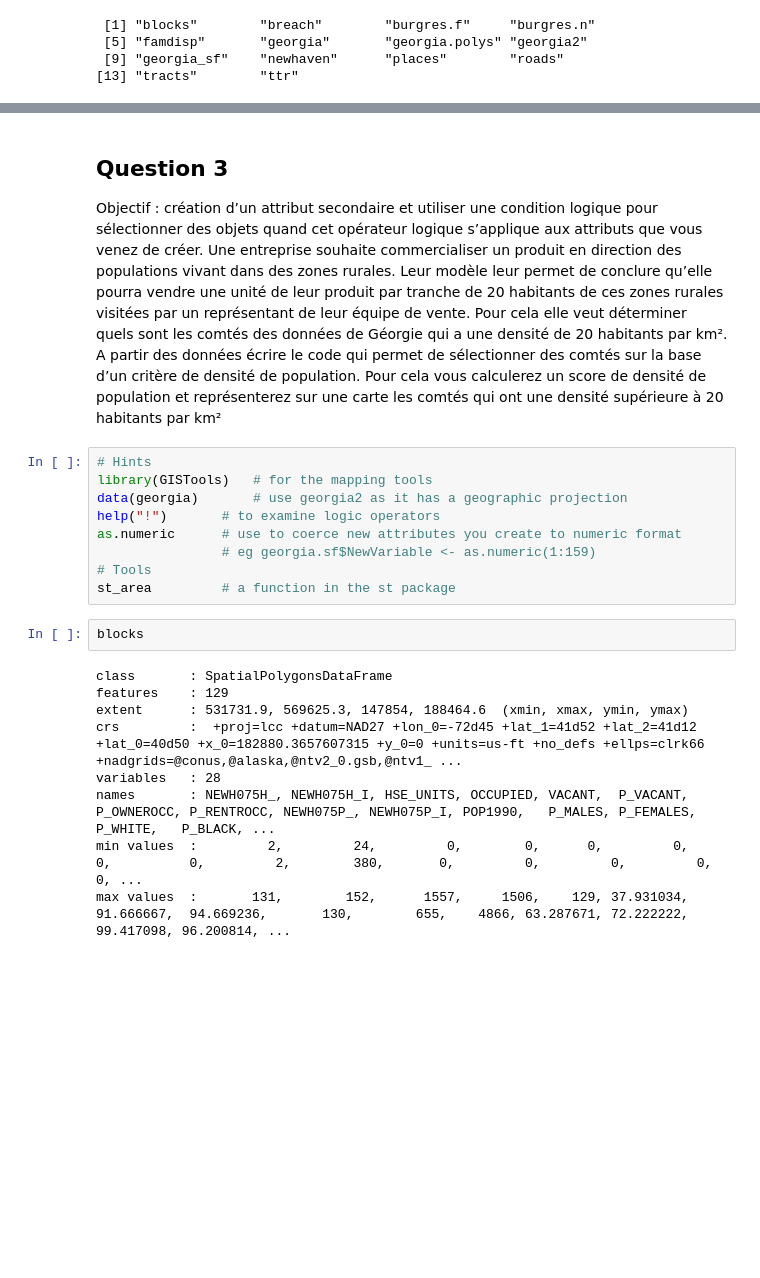
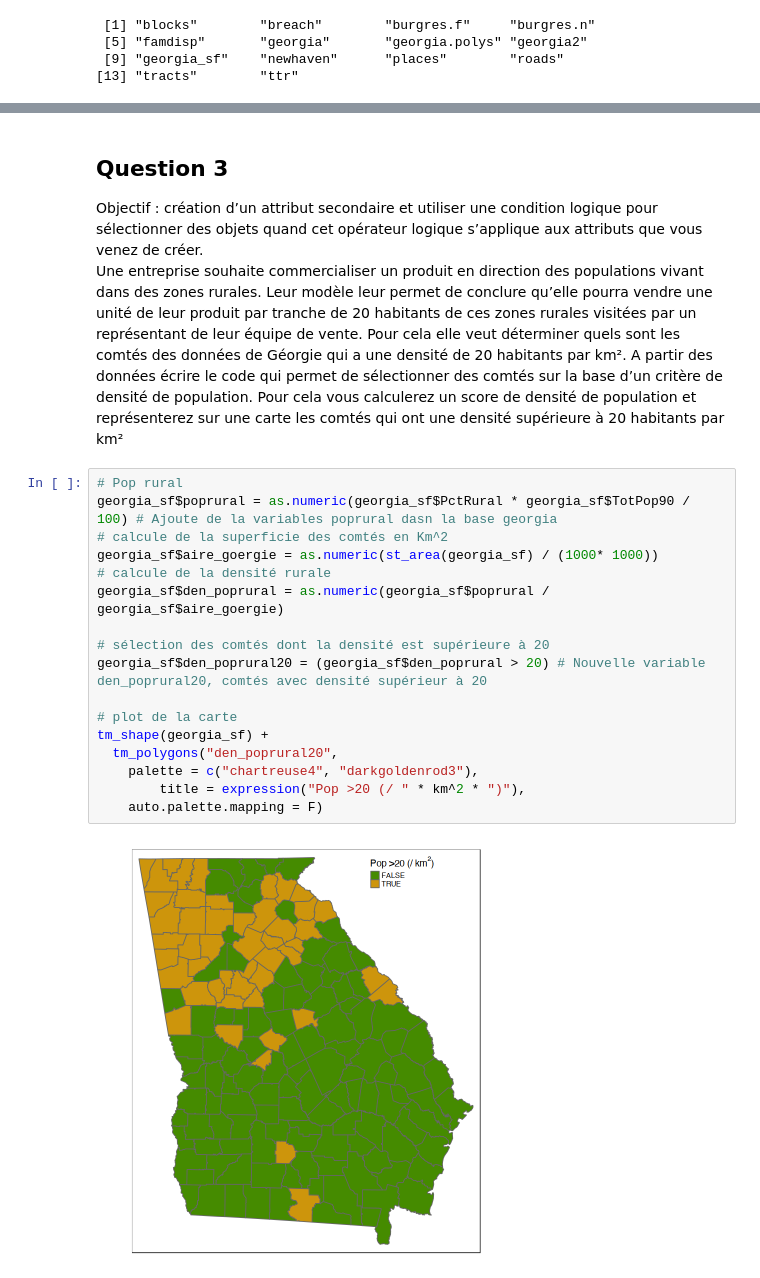
Before and after one commit to abdoulsn/spatial-econometrics, a Jupyter notebook: 00.manipulation_donnees_spatialesR.ipynb, the cells around one changed output, grey strips where cells are left out. Cells and saved outputs as stored; diff of their text form; blank space fills up the shorter version.

```diff
--- a/00.manipulation_donnees_spatialesR.ipynb
+++ b/00.manipulation_donnees_spatialesR.ipynb
@@ -146,23 +144,23 @@ choro.legend(533000,161000,nbr_maison.cat3)
 # %% [markdown]
 ## Question 3
-Objectif : création d’un attribut secondaire et utiliser une condition logique pour sélectionner des objets quand cet opérateur logique s’applique aux attributs que vous venez de créer. Une entreprise souhaite commercialiser un produit en direction des populations vivant dans des zones rurales. Leur modèle leur permet de conclure qu’elle pourra vendre une unité de leur produit par tranche de 20 habitants de ces zones rurales visitées par un représentant de leur équipe de vente. Pour cela elle veut déterminer quels sont les comtés des données de Géorgie qui a une densité de 20 habitants par km². A partir des données écrire le code qui permet de sélectionner des comtés sur la base d’un critère de densité de population. Pour cela vous calculerez un score de densité de population et représenterez sur une carte les comtés qui ont une densité supérieure à 20 habitants par km²
+Objectif : création d’un attribut secondaire et utiliser une condition logique pour sélectionner des objets quand cet opérateur logique s’applique aux attributs que vous venez de créer.
+Une entreprise souhaite commercialiser un produit en direction des populations vivant dans des zones rurales. Leur modèle leur permet de conclure qu’elle pourra vendre une unité de leur produit par tranche de 20 habitants de ces zones rurales visitées par un représentant de leur équipe de vente. Pour cela elle veut déterminer quels sont les comtés des données de Géorgie qui a une densité de 20 habitants par km². A partir des données écrire le code qui permet de sélectionner des comtés sur la base d’un critère de densité de population. Pour cela vous calculerez un score de densité de population et représenterez sur une carte les comtés qui ont une densité supérieure à 20 habitants par km²
-# %%
-# Hints
-library(GISTools)   # for the mapping tools
-data(georgia)       # use georgia2 as it has a geographic projection
-help("!")       # to examine logic operators
-as.numeric      # use to coerce new attributes you create to numeric format
-                # eg georgia.sf$NewVariable <- as.numeric(1:159)
-# Tools
-st_area         # a function in the st package
-# %%
-blocks
-# %% [output]
-class       : SpatialPolygonsDataFrame
-features    : 129
-extent      : 531731.9, 569625.3, 147854, 188464.6  (xmin, xmax, ymin, ymax)
-crs         :  +proj=lcc +datum=NAD27 +lon_0=-72d45 +lat_1=41d52 +lat_2=41d12 +lat_0=40d50 +x_0=182880.3657607315 +y_0=0 +units=us-ft +no_defs +ellps=clrk66 +nadgrids=@conus,@alaska,@ntv2_0.gsb,@ntv1_ ...
-variables   : 28
-names       : NEWH075H_, NEWH075H_I, HSE_UNITS, OCCUPIED, VACANT,  P_VACANT, P_OWNEROCC, P_RENTROCC, NEWH075P_, NEWH075P_I, POP1990,   P_MALES, P_FEMALES,   P_WHITE,   P_BLACK, ...
-min values  :         2,         24,         0,        0,      0,         0,          0,          0,         2,        380,       0,         0,         0,         0,         0, ...
-max values  :       131,        152,      1557,     1506,    129, 37.931034,  91.666667,  94.669236,       130,        655,    4866, 63.287671, 72.222222, 99.417098, 96.200814, ...
+# %%
+# Pop rural
+georgia_sf$poprural = as.numeric(georgia_sf$PctRural * georgia_sf$TotPop90 / 100) # Ajoute de la variables poprural dasn la base georgia
+# calcule de la superficie des comtés en Km^2
+georgia_sf$aire_goergie = as.numeric(st_area(georgia_sf) / (1000* 1000))
+# calcule de la densité rurale
+georgia_sf$den_poprural = as.numeric(georgia_sf$poprural / georgia_sf$aire_goergie)
+
+# sélection des comtés dont la densité est supérieure à 20
+georgia_sf$den_poprural20 = (georgia_sf$den_poprural > 20) # Nouvelle variable den_poprural20, comtés avec densité supérieur à 20
+
+# plot de la carte
+tm_shape(georgia_sf) +
+  tm_polygons("den_poprural20",
+    palette = c("chartreuse4", "darkgoldenrod3"),
+        title = expression("Pop >20 (/ " * km^2 * ")"),
+    auto.palette.mapping = F)
+# %% [output]
+[figure, added]
```
Also changed, not shown: parts of 11 cells of this notebook.
